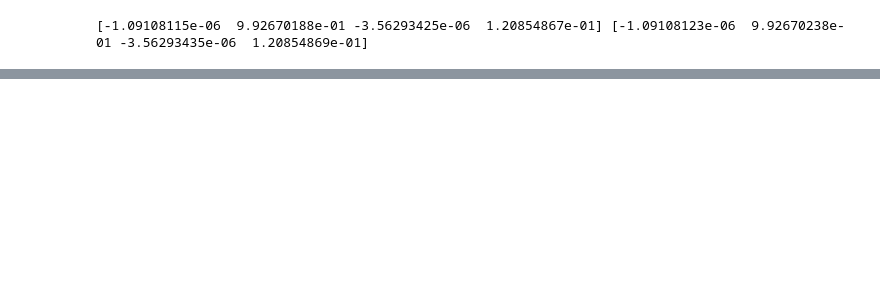
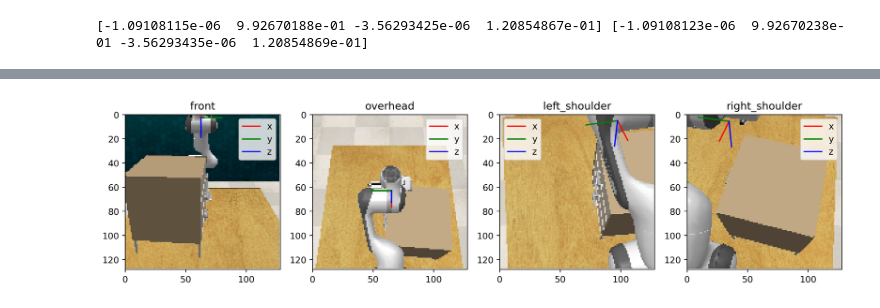
Before and after one commit to myfatemi04/robots-spring-2024, a Jupyter notebook: state_space_diffusion/test_quaternions.ipynb, the cells around one changed output, grey strips where cells are left out. Cells and saved outputs as stored; diff of their text form; code cells hidden in the pictures; blank space fills up the shorter version.

```diff
--- a/state_space_diffusion/test_quaternions.ipynb
+++ b/state_space_diffusion/test_quaternions.ipynb
@@ -83,0 +101,85 @@ plt.show()
+# %%
+import numpy as np
+
+obs = demos[7][0]
+
+cameras = [
+    'front',
+    'overhead',
+    'left_shoulder',
+    'right_shoulder',
+]
+
+images = [getattr(obs, camera + '_rgb') for camera in cameras]
+extrinsics = [obs.misc[camera + '_camera_extrinsics'] for camera in cameras]
+intrinsics = [obs.misc[camera + '_camera_intrinsics'] for camera in cameras]
+
+translation = obs.gripper_matrix[:3, 3]
+rotation_matrix = obs.gripper_matrix[:3, :3]
+
+# Render gripper pose.
+axis_length = 0.1
+x_axis_end = translation + rotation_matrix[0] * axis_length
+y_axis_end = translation + rotation_matrix[1] * axis_length
+z_axis_end = translation + rotation_matrix[2] * axis_length
+
+# Render current gripper position
+plt.figure(figsize=(12, 3))
+
+for i, (image, extrinsic, intrinsic) in enumerate(zip(images, extrinsics, intrinsics)):
+    plt.subplot(1, 4, i + 1)
+    plt.title(cameras[i])
+    plt.imshow(image)
+
+    # This extrinsic matrix represents the directions of camera x/y/z
+    camera_translation = extrinsic[:3, 3]
+    camera_rotation_matrix = extrinsic[:3, :3]
+
+    # [4, 3]
+    points_3d = np.array([
+        translation,
+        x_axis_end,
+        y_axis_end,
+        z_axis_end,
+    ])
+
+    # [4, 3] -> ([3, 3] @ [3, 4] = [3, 4]).T -> [4, 3]
+    pose = (camera_rotation_matrix.T @ (points_3d - camera_translation).T).T
+    # [4, 3] -> ([3, 3] @ [3, 4] = [3, 4]).T -> [4, 3]
+    pixel_pose_homogeneous = (intrinsic @ pose.T).T
+    # Keep the final dimension for broadcasting.
+    pixel_pose = pixel_pose_homogeneous[..., :2] / pixel_pose_homogeneous[..., [2]]
+
+    x_pixel_direction = pixel_pose[1] - pixel_pose[0]
+    y_pixel_direction = pixel_pose[2] - pixel_pose[0]
+    z_pixel_direction = pixel_pose[3] - pixel_pose[0]
+
+    # To get the rotation matrix in camera coordinates, we just take the camera matrix in world coordinates
+    # and apply the inverse camera rotation matrix to it.
+
+
+    # scale = 100
+    # plt.quiver(pixel_pose[0, 0], pixel_pose[0, 1], x_pixel_direction[0], x_pixel_direction[1], scale=scale, color='r', label='x')
+    # plt.quiver(pixel_pose[0, 0], pixel_pose[0, 1], y_pixel_direction[0], y_pixel_direction[1], scale=scale, color='g', label='y')
+    # plt.quiver(pixel_pose[0, 0], pixel_pose[0, 1], z_pixel_direction[0], z_pixel_direction[1], scale=scale, color='b', label='z')
+    plt.plot([pixel_pose[0, 0], pixel_pose[1, 0]], [pixel_pose[0, 1], pixel_pose[1, 1]], 'r', label='x')
+    plt.plot([pixel_pose[0, 0], pixel_pose[2, 0]], [pixel_pose[0, 1], pixel_pose[2, 1]], 'g', label='y')
+    plt.plot([pixel_pose[0, 0], pixel_pose[3, 0]], [pixel_pose[0, 1], pixel_pose[3, 1]], 'b', label='z')
+    plt.xlim(0, 128)
+    plt.ylim(128, 0)
+    plt.legend()
+
+    # the directions are correct.
+    pose = (camera_rotation_matrix.T @ rotation_matrix.T).T
+    # print("Z values:")
+    # print(pose[:, -1])
+    pose[:, 0] *= intrinsic[0, 0]
+    pose[:, 1] *= intrinsic[1, 1]
+    pose_xy = pose[:, [0, 1]]
+    pose_xy /= np.linalg.norm(pose_xy, axis=1, keepdims=True)
+    for i, char in enumerate('xyz'):
+        print(f"{char}: {pose_xy[i][0]:.3f} {pose_xy[i][1]:.3f}")
+
+plt.tight_layout()
+plt.show()
+# %% [output]
@@ -83,0 +202 @@ plt.show()
+[figure, added]
```
Also changed, not shown: parts of 2 cells of this notebook, 9 other files.
